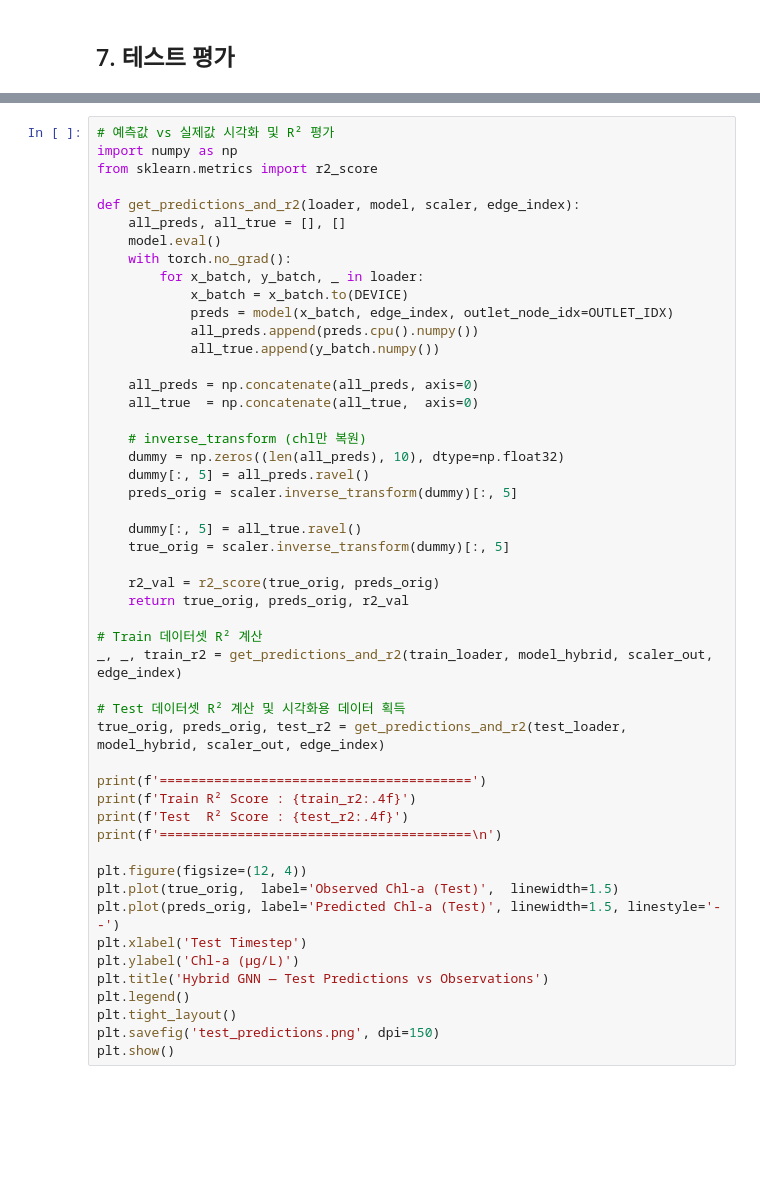
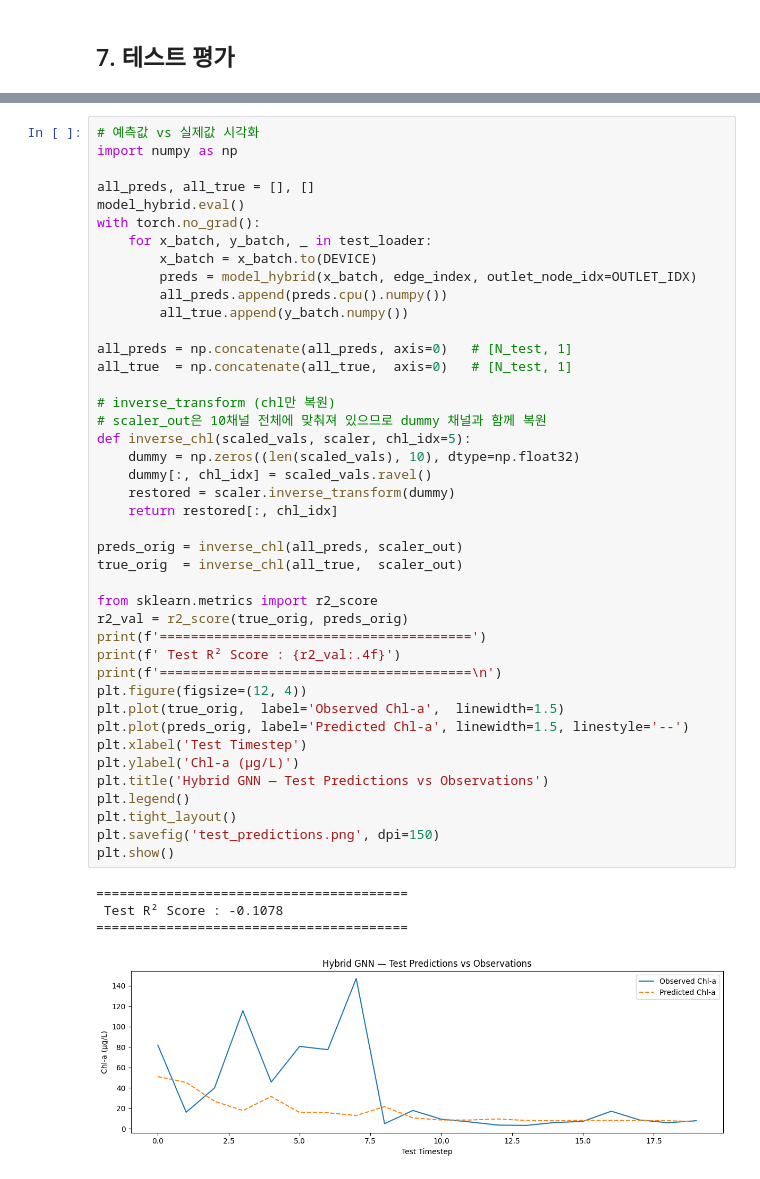
Before and after one commit to kona0107/EGU26-SWAT-GNN, a Jupyter notebook: script/src/gnn_project/train.ipynb, the cells around one changed output, grey strips where cells are left out. Saved outputs shown, nothing was run; the diff lists cells and outputs as text; blank space fills up the shorter version.

```diff
--- a/script/src/gnn_project/train.ipynb
+++ b/script/src/gnn_project/train.ipynb
@@ -252,50 +303,47 @@ print('=' * 40)
 # %%
-# 예측값 vs 실제값 시각화 및 R² 평가
+# 예측값 vs 실제값 시각화
 import numpy as np
+
+all_preds, all_true = [], []
+model_hybrid.eval()
+with torch.no_grad():
+    for x_batch, y_batch, _ in test_loader:
+        x_batch = x_batch.to(DEVICE)
+        preds = model_hybrid(x_batch, edge_index, outlet_node_idx=OUTLET_IDX)
+        all_preds.append(preds.cpu().numpy())
+        all_true.append(y_batch.numpy())
+
+all_preds = np.concatenate(all_preds, axis=0)   # [N_test, 1]
+all_true  = np.concatenate(all_true,  axis=0)   # [N_test, 1]
+
+# inverse_transform (chl만 복원)
+# scaler_out은 10채널 전체에 맞춰져 있으므로 dummy 채널과 함께 복원
+def inverse_chl(scaled_vals, scaler, chl_idx=5):
+    dummy = np.zeros((len(scaled_vals), 10), dtype=np.float32)
+    dummy[:, chl_idx] = scaled_vals.ravel()
+    restored = scaler.inverse_transform(dummy)
+    return restored[:, chl_idx]
+
+preds_orig = inverse_chl(all_preds, scaler_out)
+true_orig  = inverse_chl(all_true,  scaler_out)
+
 from sklearn.metrics import r2_score
-
-def get_predictions_and_r2(loader, model, scaler, edge_index):
-    all_preds, all_true = [], []
-    model.eval()
-    with torch.no_grad():
-        for x_batch, y_batch, _ in loader:
-            x_batch = x_batch.to(DEVICE)
-            preds = model(x_batch, edge_index, outlet_node_idx=OUTLET_IDX)
-            all_preds.append(preds.cpu().numpy())
-            all_true.append(y_batch.numpy())
-
-    all_preds = np.concatenate(all_preds, axis=0)
-    all_true  = np.concatenate(all_true,  axis=0)
-
-    # inverse_transform (chl만 복원)
-    dummy = np.zeros((len(all_preds), 10), dtype=np.float32)
-    dummy[:, 5] = all_preds.ravel()
-    preds_orig = scaler.inverse_transform(dummy)[:, 5]
-
-    dummy[:, 5] = all_true.ravel()
-    true_orig = scaler.inverse_transform(dummy)[:, 5]
-
-    r2_val = r2_score(true_orig, preds_orig)
-    return true_orig, preds_orig, r2_val
-
-# Train 데이터셋 R² 계산
-_, _, train_r2 = get_predictions_and_r2(train_loader, model_hybrid, scaler_out, edge_index)
-
-# Test 데이터셋 R² 계산 및 시각화용 데이터 획득
-true_orig, preds_orig, test_r2 = get_predictions_and_r2(test_loader, model_hybrid, scaler_out, edge_index)
-
+r2_val = r2_score(true_orig, preds_orig)
 print(f'========================================')
-print(f'Train R² Score : {train_r2:.4f}')
-print(f'Test  R² Score : {test_r2:.4f}')
+print(f' Test R² Score : {r2_val:.4f}')
 print(f'========================================\n')
-
 plt.figure(figsize=(12, 4))
-plt.plot(true_orig,  label='Observed Chl-a (Test)',  linewidth=1.5)
-plt.plot(preds_orig, label='Predicted Chl-a (Test)', linewidth=1.5, linestyle='--')
+plt.plot(true_orig,  label='Observed Chl-a',  linewidth=1.5)
+plt.plot(preds_orig, label='Predicted Chl-a', linewidth=1.5, linestyle='--')
 plt.xlabel('Test Timestep')
 plt.ylabel('Chl-a (μg/L)')
 plt.title('Hybrid GNN — Test Predictions vs Observations')
 plt.legend()
 plt.tight_layout()
 plt.savefig('test_predictions.png', dpi=150)
 plt.show()
+# %% [output]
+========================================
+ Test R² Score : -0.1078
+========================================
+[figure, added]
```
Also changed, not shown: parts of 12 cells of this notebook.
